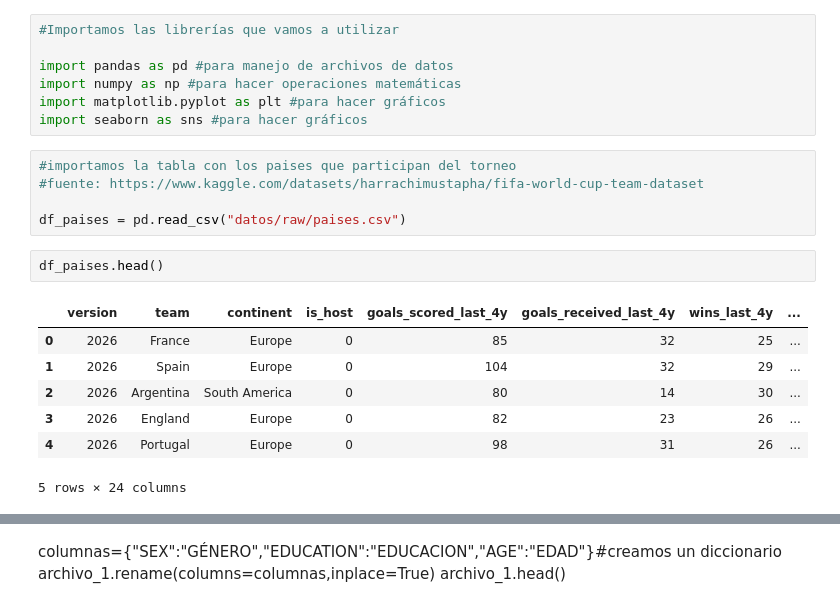
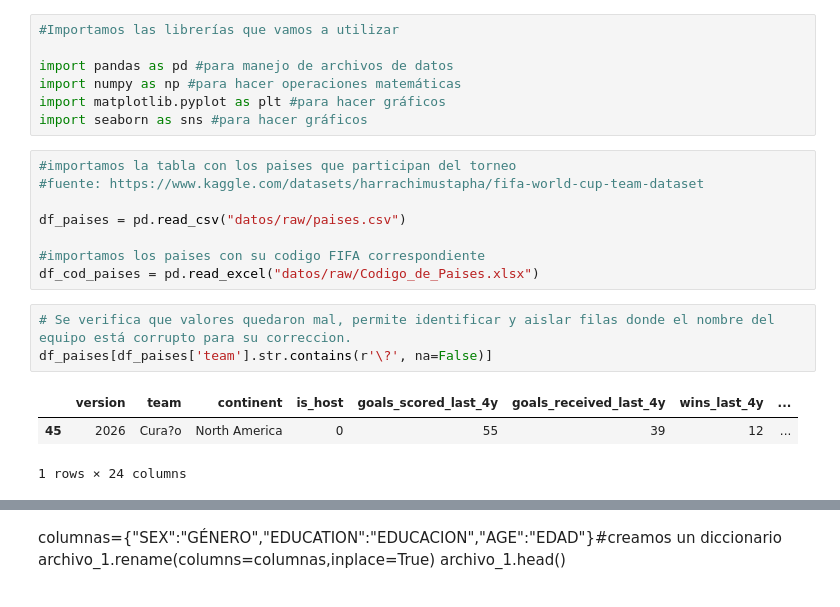
Before and after one commit to gleo1973/tp-laboratorio-mcag-1c2026, a Jupyter notebook: Laboratorio_TP_2026.ipynb, the cells around one changed output, grey strips where cells are left out. Drawn from its saved outputs; the diff is of its cells as text.

Commit message:
data: se agrega el campo CODIGO FIFA

```diff
--- a/Laboratorio_TP_2026.ipynb
+++ b/Laboratorio_TP_2026.ipynb
@@ -24,13 +24,13 @@ import seaborn as sns #para hacer gráficos
 #fuente: https://www.kaggle.com/datasets/harrachimustapha/fifa-world-cup-team-dataset
 
 df_paises = pd.read_csv("datos/raw/paises.csv")
+
+#importamos los paises con su codigo FIFA correspondiente
+df_cod_paises = pd.read_excel("datos/raw/Codigo_de_Paises.xlsx")
-# %%
-df_paises.head()
-# %% [output]
-|  | version | team | continent | is_host | goals_scored_last_4y | goals_received_last_4y | wins_last_4y | ... |
-| 0 | 2026 | France | Europe | 0 | 85 | 32 | 25 | ... |
-| 1 | 2026 | Spain | Europe | 0 | 104 | 32 | 29 | ... |
-| 2 | 2026 | Argentina | South America | 0 | 80 | 14 | 30 | ... |
-| 3 | 2026 | England | Europe | 0 | 82 | 23 | 26 | ... |
-| 4 | 2026 | Portugal | Europe | 0 | 98 | 31 | 26 | ... |
-5 rows × 24 columns
+# %%
+# Se verifica que valores quedaron mal, permite identificar y aislar filas donde el nombre del equipo está corrupto para su correccion.
+df_paises[df_paises['team'].str.contains(r'\?', na=False)]
+# %% [output]
+|  | version | team | continent | is_host | goals_scored_last_4y | goals_received_last_4y | wins_last_4y | ... |
+| 45 | 2026 | Cura?o | North America | 0 | 55 | 39 | 12 | ... |
+1 rows × 24 columns
```
Also changed, not shown: parts of 7 cells of this notebook, 2 other files.
